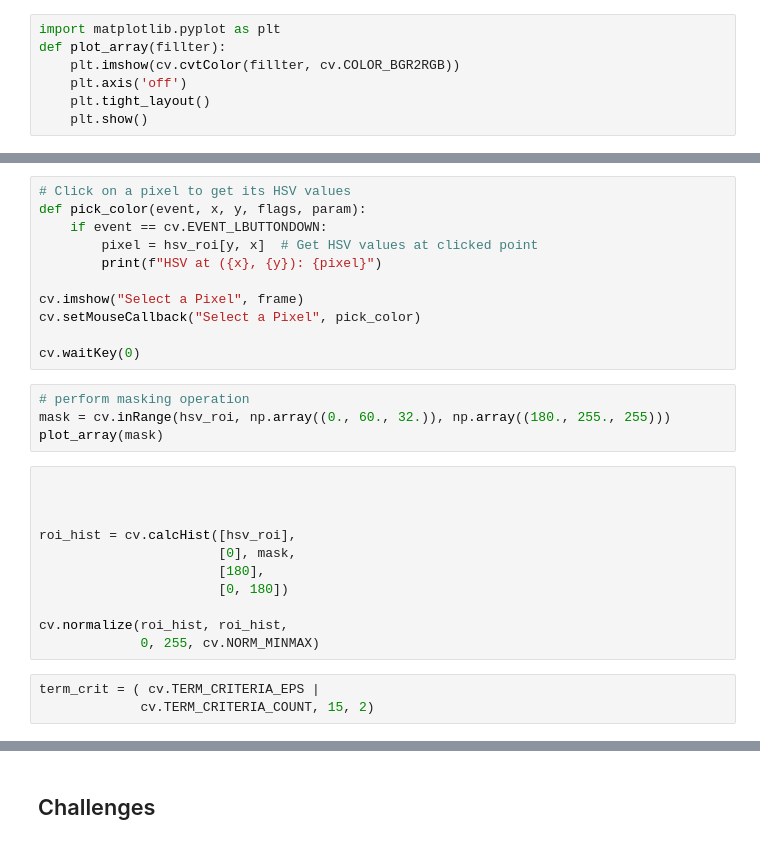
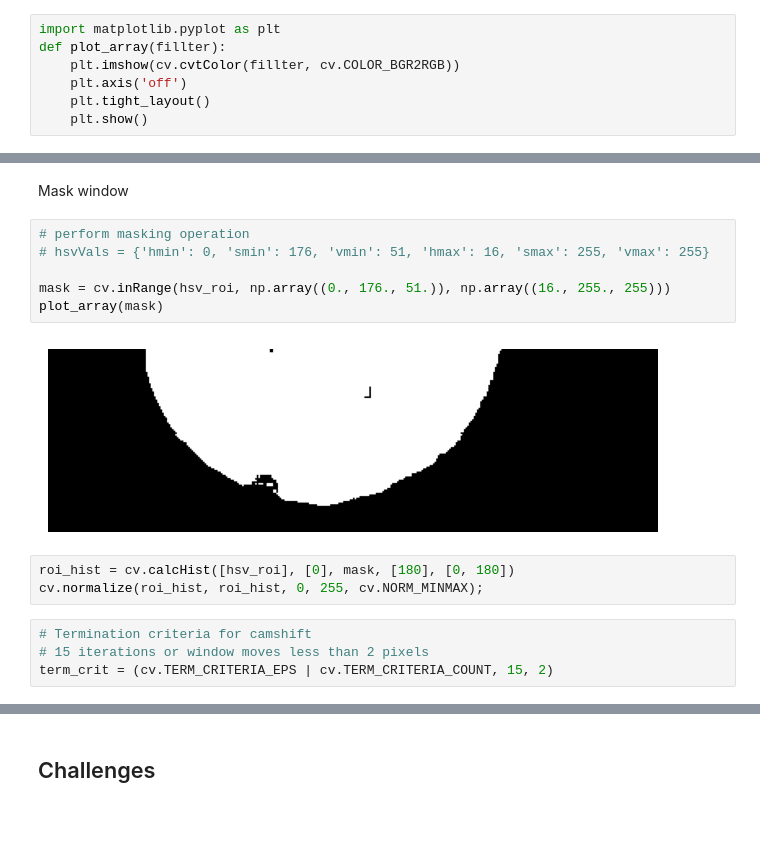
Before and after one commit to alexcega/Image-Tracking-Project, a Jupyter notebook: Main.ipynb, the cells around one changed output, grey strips where cells are left out. Cells and saved outputs as stored; diff of their text form; blank space fills up the shorter version.

```diff
--- a/Main.ipynb
+++ b/Main.ipynb
@@ -233,32 +229,20 @@ plot_array(hsv_roi)
-# %%
-# Click on a pixel to get its HSV values
-def pick_color(event, x, y, flags, param):
-    if event == cv.EVENT_LBUTTONDOWN:
-        pixel = hsv_roi[y, x]  # Get HSV values at clicked point
-        print(f"HSV at ({x}, {y}): {pixel}")
-
-cv.imshow("Select a Pixel", frame)
-cv.setMouseCallback("Select a Pixel", pick_color)
-
-cv.waitKey(0)
+# %% [markdown]
+Mask window
 # %%
 # perform masking operation
-mask = cv.inRange(hsv_roi, np.array((0., 60., 32.)), np.array((180., 255., 255)))
+# hsvVals = {'hmin': 0, 'smin': 176, 'vmin': 51, 'hmax': 16, 'smax': 255, 'vmax': 255}
+
+mask = cv.inRange(hsv_roi, np.array((0., 176., 51.)), np.array((16., 255., 255)))
 plot_array(mask)
+# %% [output]
+[figure, added]
 # %%
-
-
-
-roi_hist = cv.calcHist([hsv_roi],
-                       [0], mask,
-                       [180],
-                       [0, 180])
-
-cv.normalize(roi_hist, roi_hist,
-             0, 255, cv.NORM_MINMAX)
+roi_hist = cv.calcHist([hsv_roi], [0], mask, [180], [0, 180])
+cv.normalize(roi_hist, roi_hist, 0, 255, cv.NORM_MINMAX);
-# %%
-term_crit = ( cv.TERM_CRITERIA_EPS |
-             cv.TERM_CRITERIA_COUNT, 15, 2)
+# %%
+# Termination criteria for camshift
+# 15 iterations or window moves less than 2 pixels
+term_crit = (cv.TERM_CRITERIA_EPS | cv.TERM_CRITERIA_COUNT, 15, 2)
 # %%
 
 while(1):
```
Also changed, not shown: parts of 21 cells of this notebook, 1 other file.
